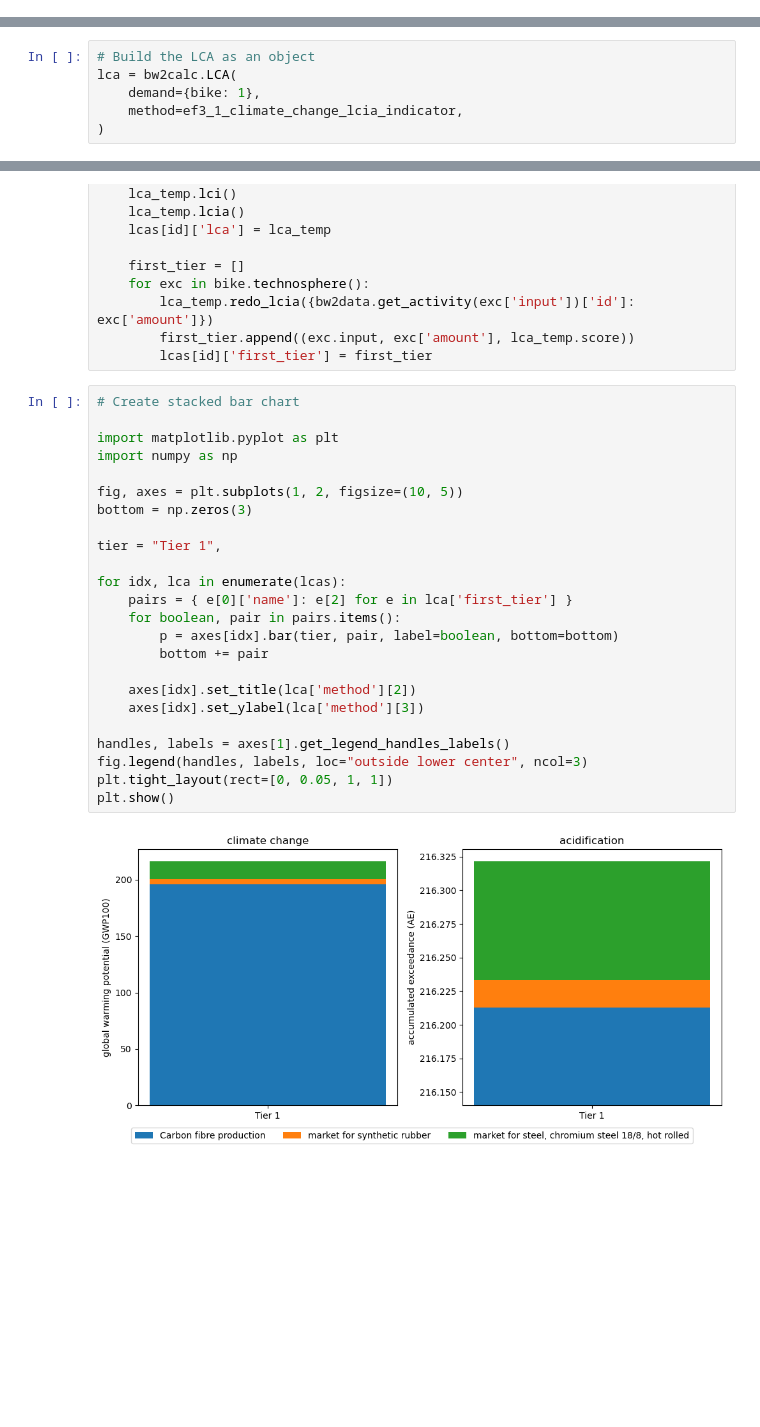
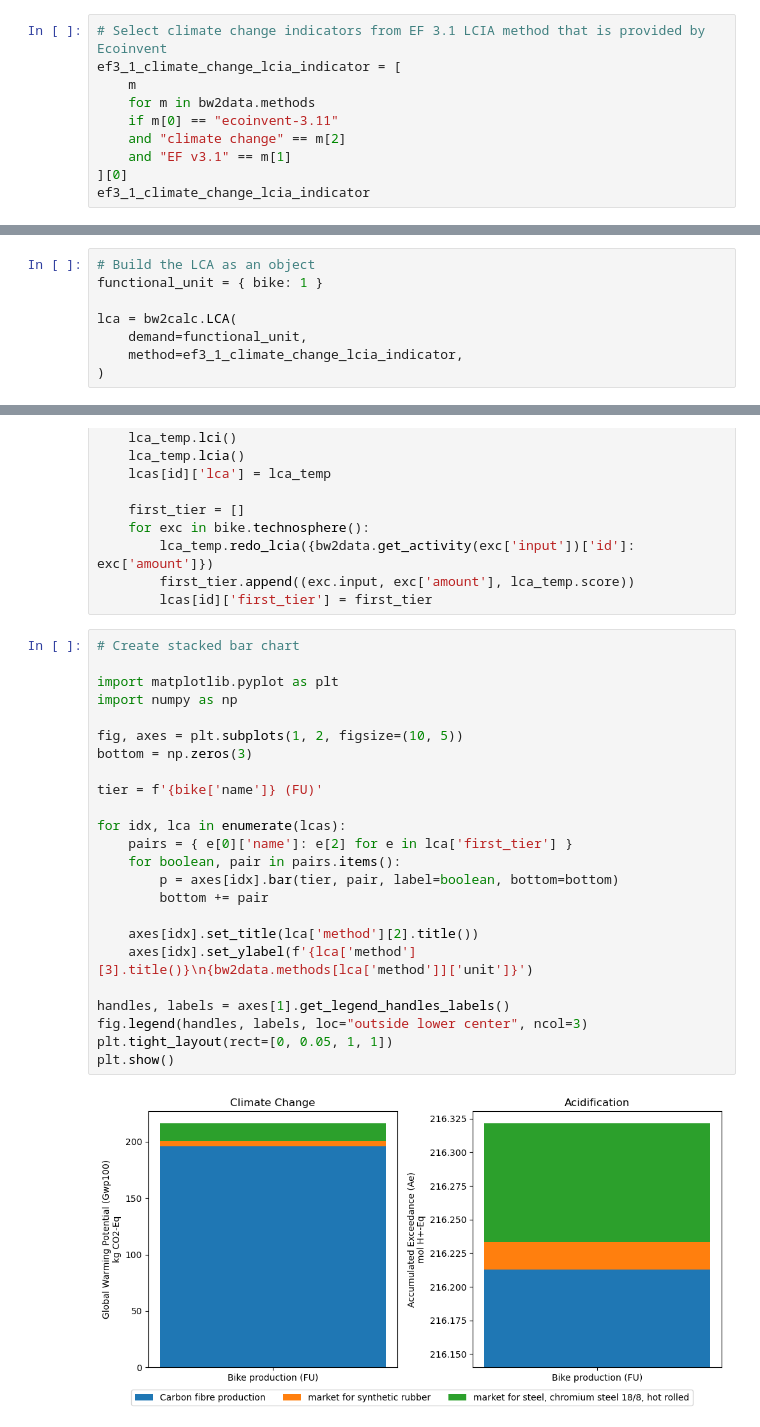
Before and after one commit to nicolnt/copernicus-brightway-tutorial, a Jupyter notebook: 20251120 - Getting Started with Brightway.ipynb, the cells around one changed output, grey strips where cells are left out. Saved outputs shown, nothing was run; the diff lists cells and outputs as text; blank space fills up the shorter version.

```diff
--- a/20251120 - Getting Started with Brightway.ipynb
+++ b/20251120 - Getting Started with Brightway.ipynb
@@ -334,0 +322,10 @@ bike = bike_db.get(name="Bike production")
+# %%
+# Select climate change indicators from EF 3.1 LCIA method that is provided by Ecoinvent
+ef3_1_climate_change_lcia_indicator = [
+    m
+    for m in bw2data.methods
+    if m[0] == "ecoinvent-3.11"
+    and "climate change" == m[2]
+    and "EF v3.1" == m[1]
+][0]
+ef3_1_climate_change_lcia_indicator
@@ -335,7 +339,9 @@ bike = bike_db.get(name="Bike production")
 # %%
 # Build the LCA as an object
+functional_unit = { bike: 1 }
+
 lca = bw2calc.LCA(
-    demand={bike: 1},
+    demand=functional_unit,
     method=ef3_1_climate_change_lcia_indicator,
 )
 # %% [markdown]
@@ -481,26 +483,26 @@ for id in range(len(lcas)):
 # %%
 # Create stacked bar chart
 
 import matplotlib.pyplot as plt
 import numpy as np
 
 fig, axes = plt.subplots(1, 2, figsize=(10, 5))
 bottom = np.zeros(3)
 
-tier = "Tier 1",
+tier = f'{bike['name']} (FU)'
 
 for idx, lca in enumerate(lcas):
     pairs = { e[0]['name']: e[2] for e in lca['first_tier'] }
     for boolean, pair in pairs.items():
         p = axes[idx].bar(tier, pair, label=boolean, bottom=bottom)
         bottom += pair
 
-    axes[idx].set_title(lca['method'][2])
-    axes[idx].set_ylabel(lca['method'][3])
+    axes[idx].set_title(lca['method'][2].title())
+    axes[idx].set_ylabel(f'{lca['method'][3].title()}\n{bw2data.methods[lca['method']]['unit']}')
 
 handles, labels = axes[1].get_legend_handles_labels()
 fig.legend(handles, labels, loc="outside lower center", ncol=3)
 plt.tight_layout(rect=[0, 0.05, 1, 1])
 plt.show()
 # %% [output]
-[figure, old version]
+[figure, new version]
```
Also changed, not shown: parts of 44 cells of this notebook.
